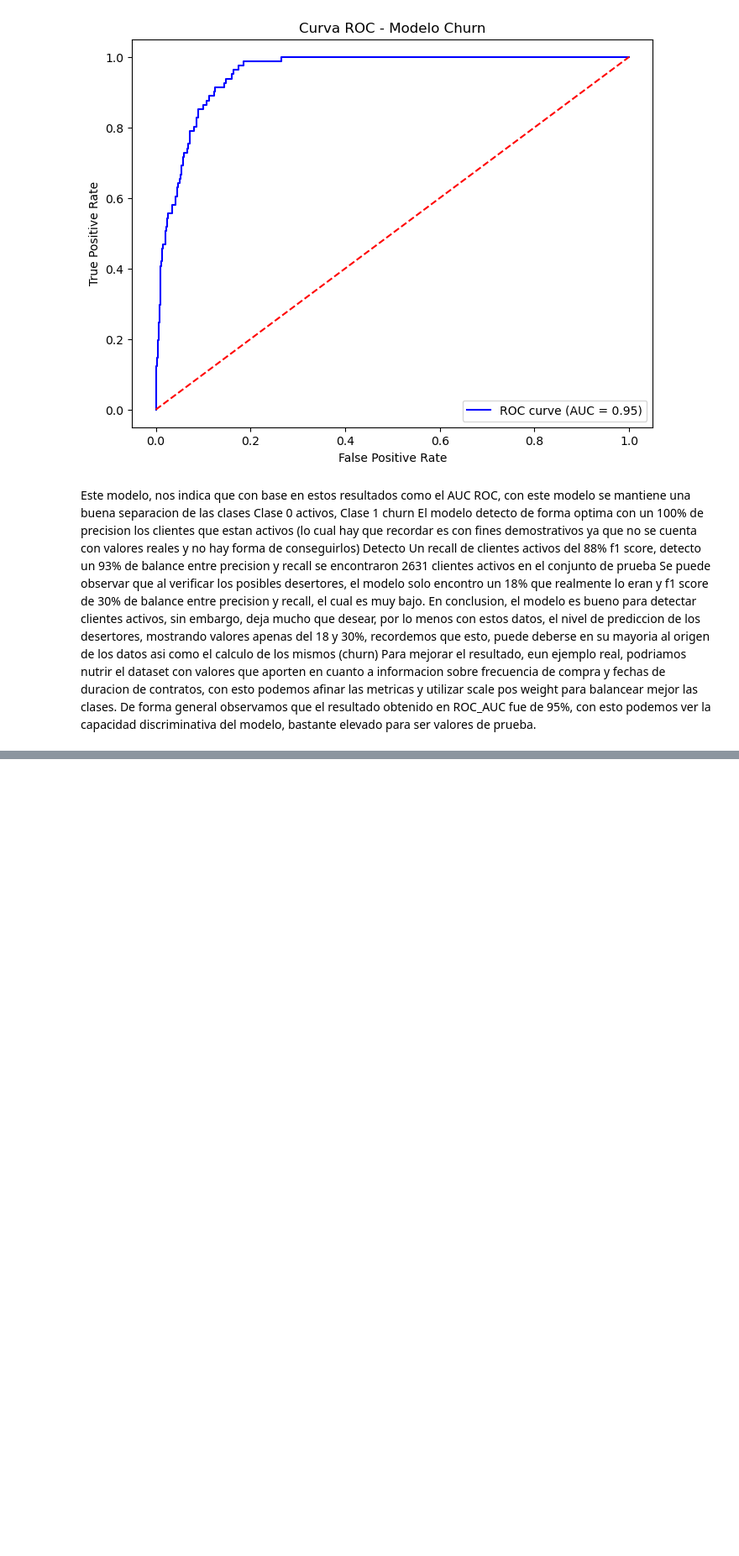
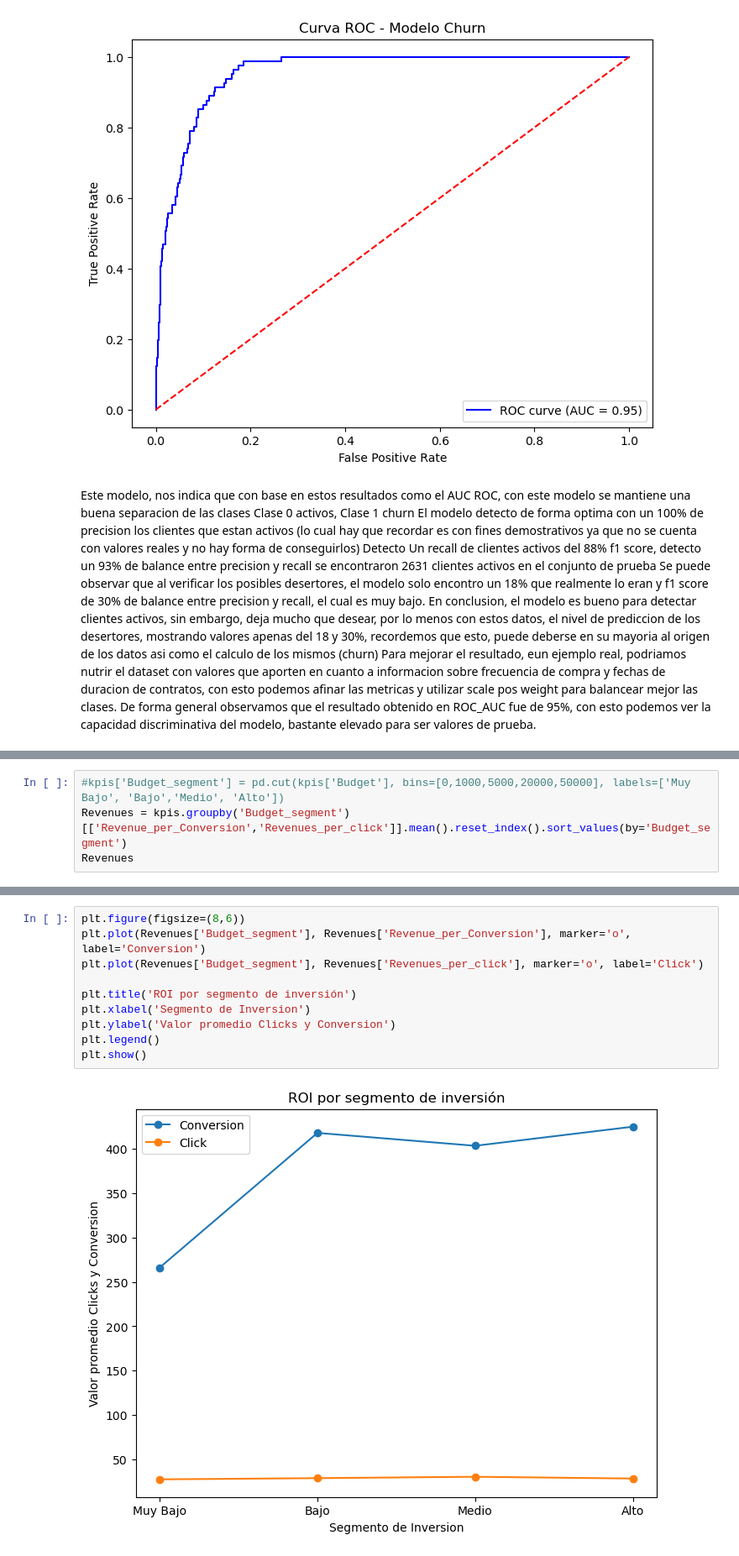
Before and after one commit to edy-29/Segmentacion-clientes, a Jupyter notebook: marketing.ipynb, the cells around one changed output, grey strips where cells are left out. Shown at 84% size. Drawn from its saved outputs; the diff is of its cells as text; blank space fills up the shorter version.

```diff
--- a/marketing.ipynb
+++ b/marketing.ipynb
@@ -768,0 +889,4 @@ De forma general observamos que el resultado obtenido en ROC_AUC fue de 95%, con
+# %%
+#kpis['Budget_segment'] = pd.cut(kpis['Budget'], bins=[0,1000,5000,20000,50000], labels=['Muy Bajo', 'Bajo','Medio', 'Alto'])
+Revenues = kpis.groupby('Budget_segment')[['Revenue_per_Conversion','Revenues_per_click']].mean().reset_index().sort_values(by='Budget_segment')
+Revenues
@@ -768,0 +899,12 @@ De forma general observamos que el resultado obtenido en ROC_AUC fue de 95%, con
+# %%
+plt.figure(figsize=(8,6))
+plt.plot(Revenues['Budget_segment'], Revenues['Revenue_per_Conversion'], marker='o', label='Conversion')
+plt.plot(Revenues['Budget_segment'], Revenues['Revenues_per_click'], marker='o', label='Click')
+
+plt.title('ROI por segmento de inversión')
+plt.xlabel('Segmento de Inversion')
+plt.ylabel('Valor promedio Clicks y Conversion')
+plt.legend()
+plt.show()
+# %% [output]
+[figure, added]
```
Also changed, not shown: parts of 20 cells of this notebook.
